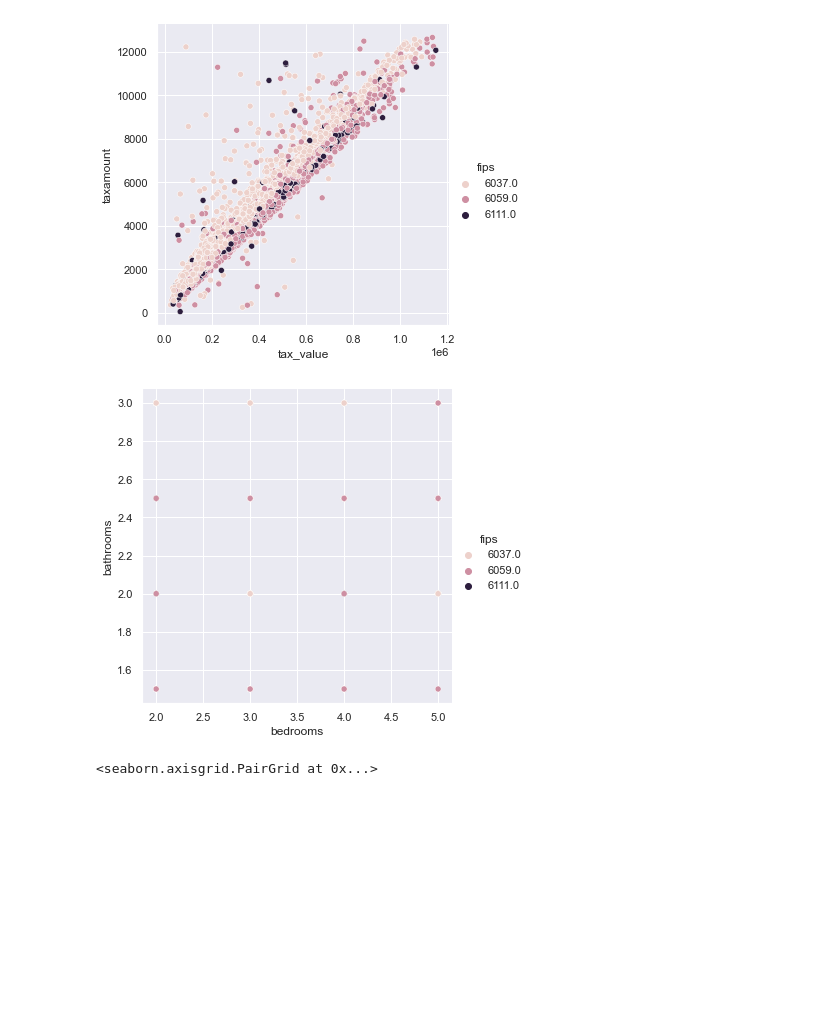
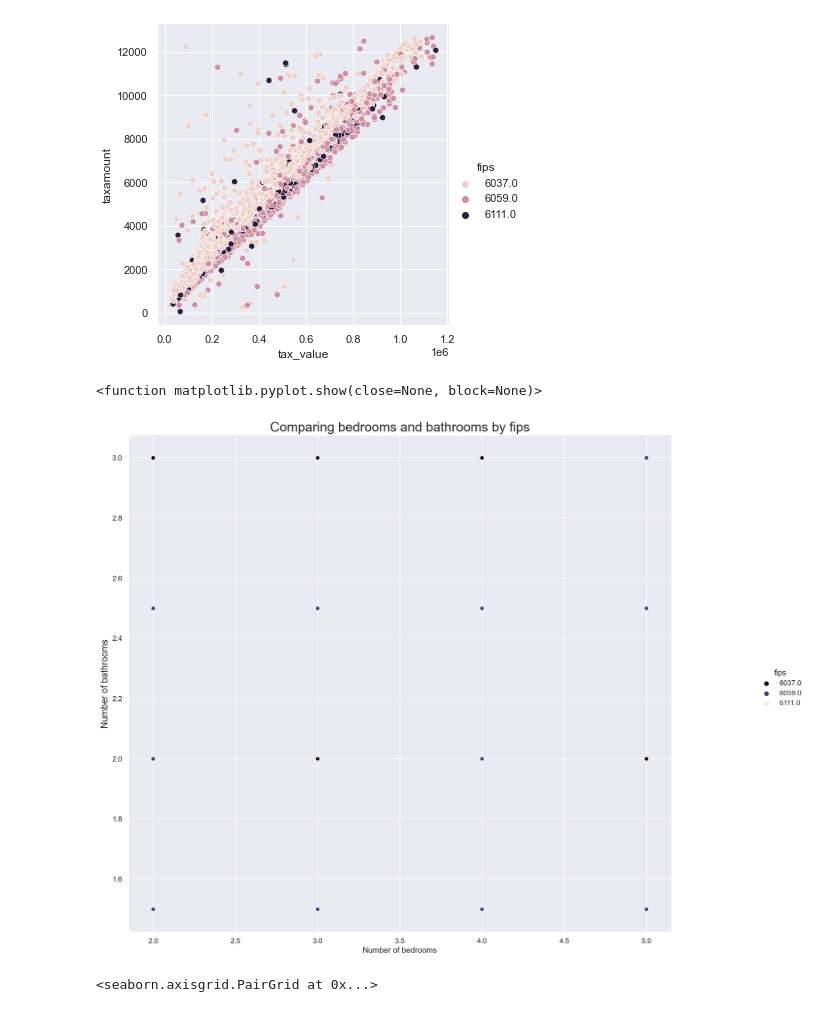
Before and after one commit to veronica-f-reyes/regression_exercises, a Jupyter notebook: explore.ipynb, the cells around one changed output. Drawn from its saved outputs; the diff is of its cells as text; code cells hidden in the pictures; blank space fills up the shorter version.

```diff
--- a/explore.ipynb
+++ b/explore.ipynb
@@ -762,10 +623,18 @@ sns.relplot(x="tax_value", y="sq_footage", hue="fips", data=small_train);
 sns.relplot(x="tax_value", y="taxamount", hue="fips", data=small_train);
 # %% [output]
 [figure]
-# %%
-sns.relplot(x="bedrooms", y="bathrooms", hue="fips", data=small_train);
-# %% [output]
-[figure, removed]
+# %%
+plot = sns.relplot(x="bedrooms", y="bathrooms", hue="fips", data=small_train, palette = 'mako')
+plot.fig.set_dpi(150)
+plt.title("Comparing bedrooms and bathrooms by fips", fontsize = 20)
+plt.xlabel("Number of bedrooms")
+plt.ylabel("Number of bathrooms", fontsize = 14)
+plot.fig.set_size_inches(16,12)
+plt.grid(True, axis = 'both')
+plt.show
+# %% [output]
+<function matplotlib.pyplot.show(close=None, block=None)>
+[figure, added]
 # %%
 sns.pairplot(small_train)
 # %% [output]
```
Also changed, not shown: parts of 4 cells of this notebook, 3 other files.
